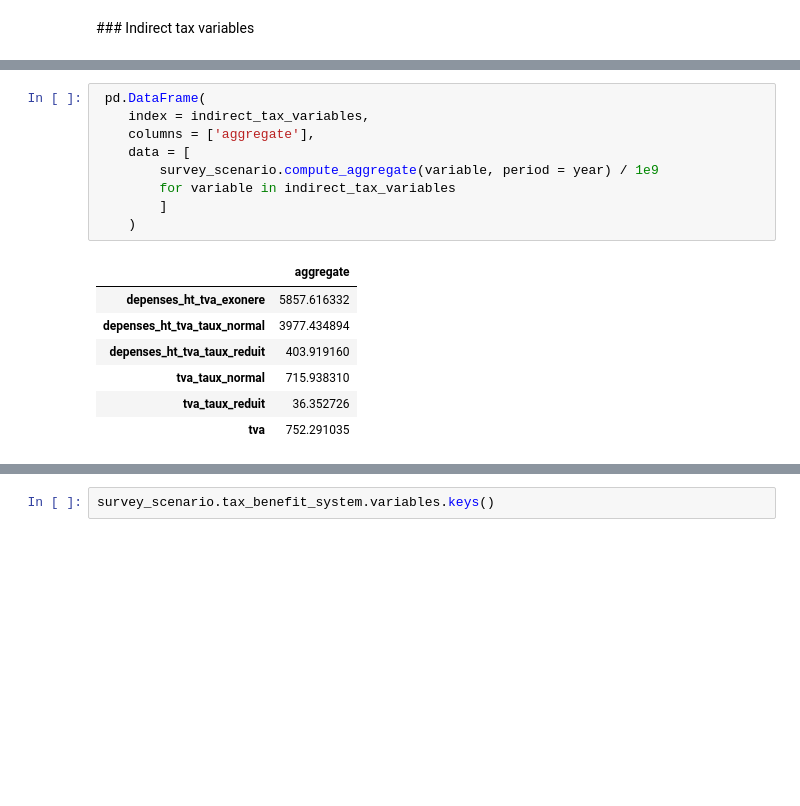
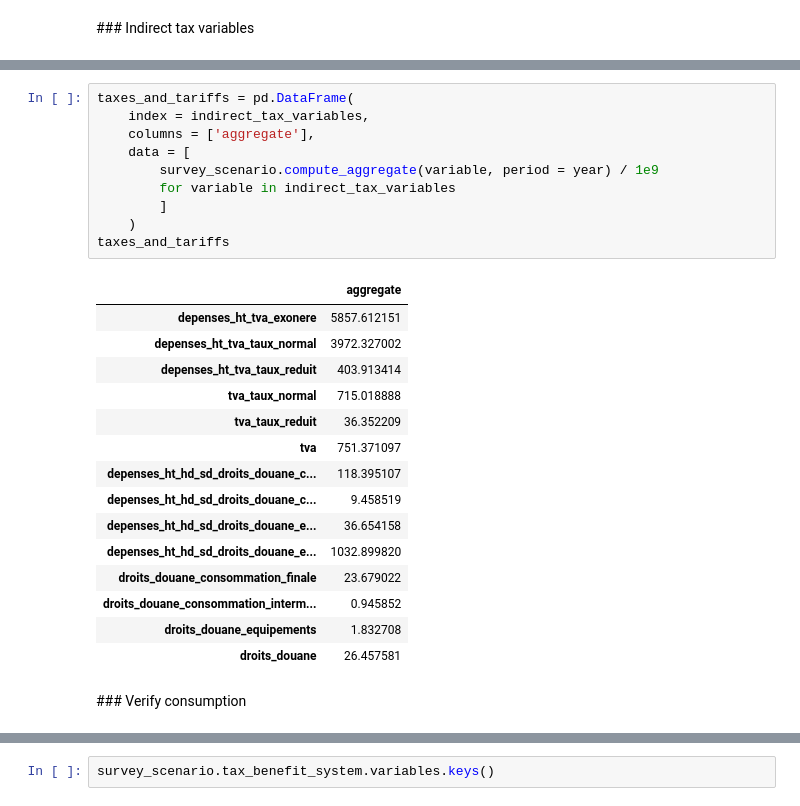
Before and after one commit to openfisca/openfisca-ceq, a Jupyter notebook: notebooks/cote_d_ivoire.ipynb, the cells around one changed output, grey strips where cells are left out. Drawn from its saved outputs; the diff is of its cells as text; blank space fills up the shorter version.

```diff
--- a/notebooks/cote_d_ivoire.ipynb
+++ b/notebooks/cote_d_ivoire.ipynb
@@ -197,18 +209,29 @@ indirect_tax_variables
 # %%
- pd.DataFrame(
+taxes_and_tariffs = pd.DataFrame(
     index = indirect_tax_variables,
     columns = ['aggregate'],
     data = [
         survey_scenario.compute_aggregate(variable, period = year) / 1e9
         for variable in indirect_tax_variables
         ]
     )
+taxes_and_tariffs
 # %% [output]
 |  | aggregate |
-| depenses_ht_tva_exonere | 5857.616332 |
-| depenses_ht_tva_taux_normal | 3977.434894 |
-| depenses_ht_tva_taux_reduit | 403.919160 |
-| tva_taux_normal | 715.938310 |
-| tva_taux_reduit | 36.352726 |
-| tva | 752.291035 |
+| depenses_ht_tva_exonere | 5857.612151 |
+| depenses_ht_tva_taux_normal | 3972.327002 |
+| depenses_ht_tva_taux_reduit | 403.913414 |
+| tva_taux_normal | 715.018888 |
+| tva_taux_reduit | 36.352209 |
+| tva | 751.371097 |
+| depenses_ht_hd_sd_droits_douane_c... | 118.395107 |
+| depenses_ht_hd_sd_droits_douane_c... | 9.458519 |
+| depenses_ht_hd_sd_droits_douane_e... | 36.654158 |
+| depenses_ht_hd_sd_droits_douane_e... | 1032.899820 |
+| droits_douane_consommation_finale | 23.679022 |
+| droits_douane_consommation_interm... | 0.945852 |
+| droits_douane_equipements | 1.832708 |
+| droits_douane | 26.457581 |
+# %% [markdown]
+### Verify consumption
 # %%
```
Also changed, not shown: parts of 6 cells of this notebook, 9 other files.
